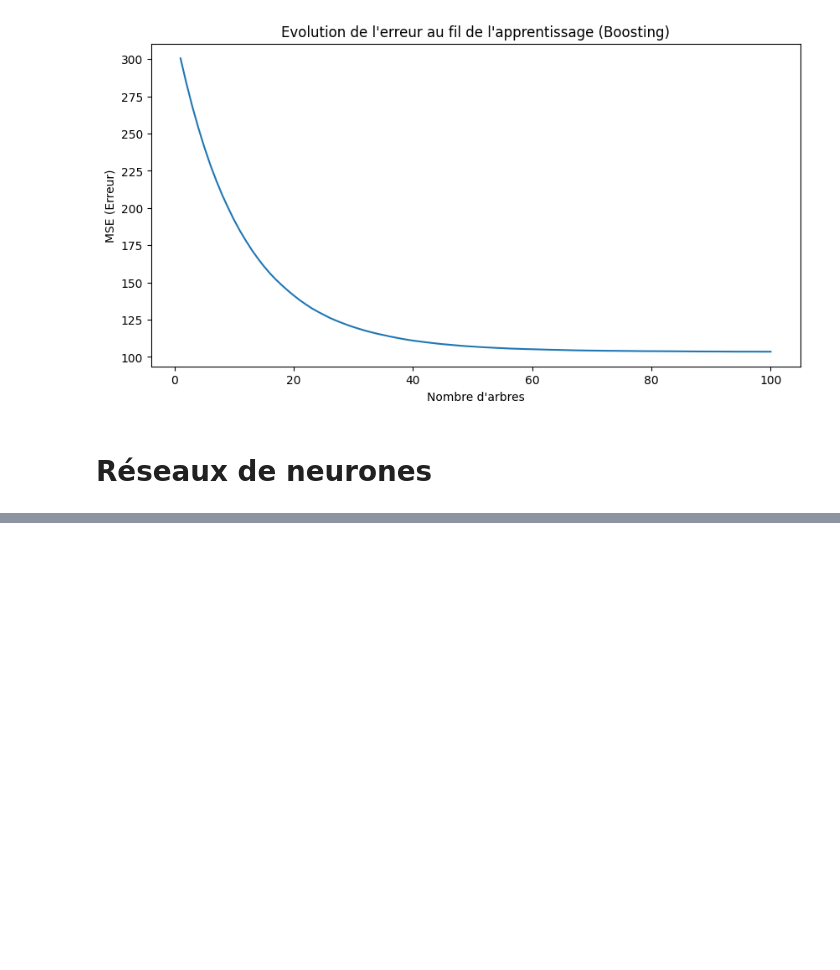
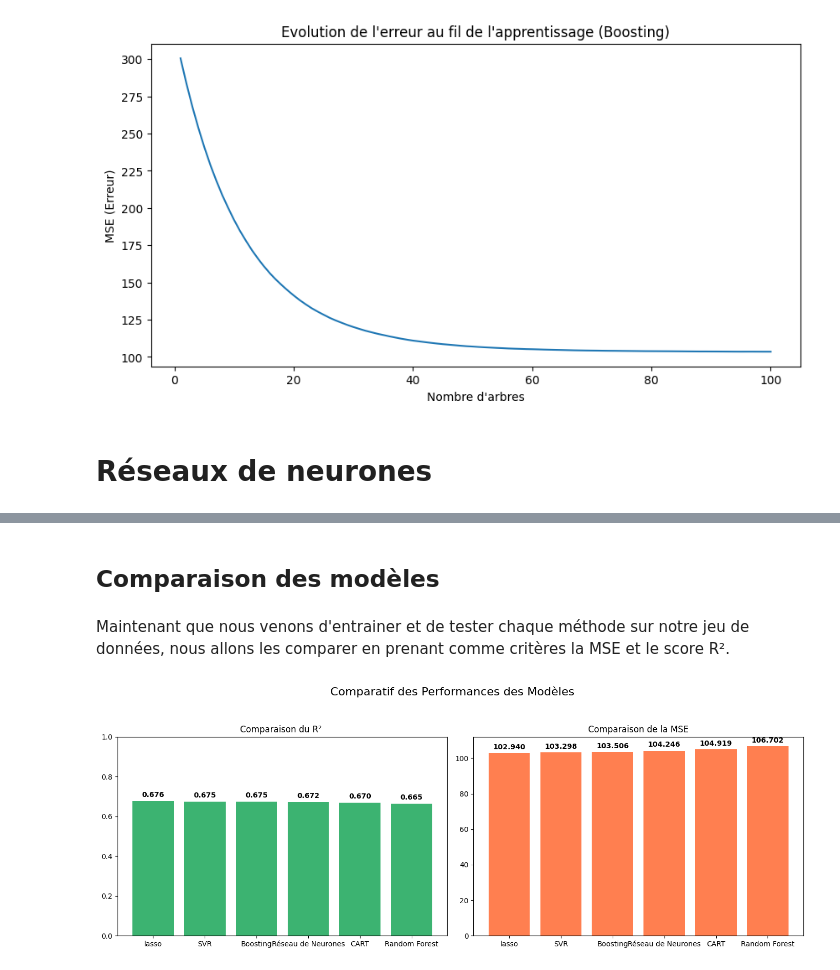
Before and after one commit to Eliott67/Projet_ML, a Jupyter notebook: notebook_python_cholesterol_LDL.ipynb, the cells around one changed output, grey strips where cells are left out. Cells and saved outputs as stored; diff of their text form; code cells hidden in the pictures; blank space fills up the shorter version.

Commit message:
comparaison + deep learning

```diff
--- a/notebook_python_cholesterol_LDL.ipynb
+++ b/notebook_python_cholesterol_LDL.ipynb
@@ -439,10 +439,10 @@ param_grid_rf = {
     'max_features': [p_tiers, p_tiers_sup, 'sqrt'], # On teste p/3 vs les classiques
     'max_depth': [None,2,3,4,5,6,7,8,9, 10]
 }
-rf= GridSearchCV(RandomForestRegressor(n_estimators=100),
+rf= GridSearchCV(RandomForestRegressor(n_estimators=100,criterion='squared_error'),
         param_grid_rf,cv=5,n_jobs=-1)
 rfOpt=rf.fit(X_train, Y_train)
 
 
-print("Meilleur score = %f, Meilleur paramètre = %s" % (1. - rfOpt.best_score_,rfOpt.best_params_))
+print("Meilleur score = %f, Meilleur paramètre = %s" % (rfOpt.best_score_,rfOpt.best_params_))
 # %% [output]
@@ -586,0 +641,60 @@ plt.show()
+# %% [markdown]
+## Comparaison des modèles
+# %% [markdown]
+Maintenant que nous venons d'entrainer et de tester chaque méthode sur notre jeu de données, nous allons les comparer en prenant comme critères la MSE et le score R².
+# %%
+modeles_a_comparer = {
+    "Random Forest": rfOpt,
+    "Réseau de Neurones": nnetOpt,
+     "lasso": regLassOpt,
+    "SVR": SVRopt,
+    "CART":cart_opt,
+    "Boosting":boost_opt
+}
+
+scores_r2 = {}
+scores_mse = {}
+predictions = {}
+
+# 2. Calcul des prédictions et des métriques pour chaque modèle
+for nom, modele in modeles_a_comparer.items():
+    # Prédiction sur le jeu de test
+    y_pred = modele.predict(X_test)
+    predictions[nom] = y_pred
+
+    # Calcul des métriques
+    scores_r2[nom] = r2_score(Y_test, y_pred)
+    scores_mse[nom] =mean_squared_error(Y_test, y_pred)
+
+
+n_modeles = len(modeles_a_comparer)
+noms_modeles = list(modeles_a_comparer.keys())
+
+fig, (ax1, ax2) = plt.subplots(1, 2, figsize=(14, 5))
+
+#dictionnaire ordonné du score R² de chaque méthode
+r2_tries = dict(sorted(scores_r2.items(), key=lambda item: item[1], reverse=True))
+noms_r2 = list(r2_tries.keys())
+valeurs_r2 = list(r2_tries.values())
+
+ax1.bar(noms_r2, valeurs_r2, color='mediumseagreen')
+ax1.set_title('Comparaison du R² ', fontsize=12)
+ax1.set_ylim(0, 1)
+for i, v in enumerate(valeurs_r2):
+    ax1.text(i, v + 0.02, f"{v:.3f}", ha='center', fontweight='bold')
+
+
+#dictionnaire ordonné du MSE de chaque méthode
+mse_tries = dict(sorted(scores_mse.items(), key=lambda item: item[1]))
+noms_mse = list(mse_tries.keys())
+valeurs_mse = list(mse_tries.values())
+
+ax2.bar(noms_mse, valeurs_mse, color='coral')
+ax2.set_title('Comparaison de la MSE', fontsize=12)
+for i, v in enumerate(valeurs_mse):
+    ax2.text(i, v + (max(valeurs_rmse) * 0.02), f"{v:.3f}", ha='center', fontweight='bold')
+plt.suptitle("Comparatif des Performances des Modèles", fontsize=16, y=1.05)
+plt.tight_layout()
+plt.show()
+# %% [output]
+[figure, added]
```
Also changed, not shown: parts of 11 cells of this notebook.
